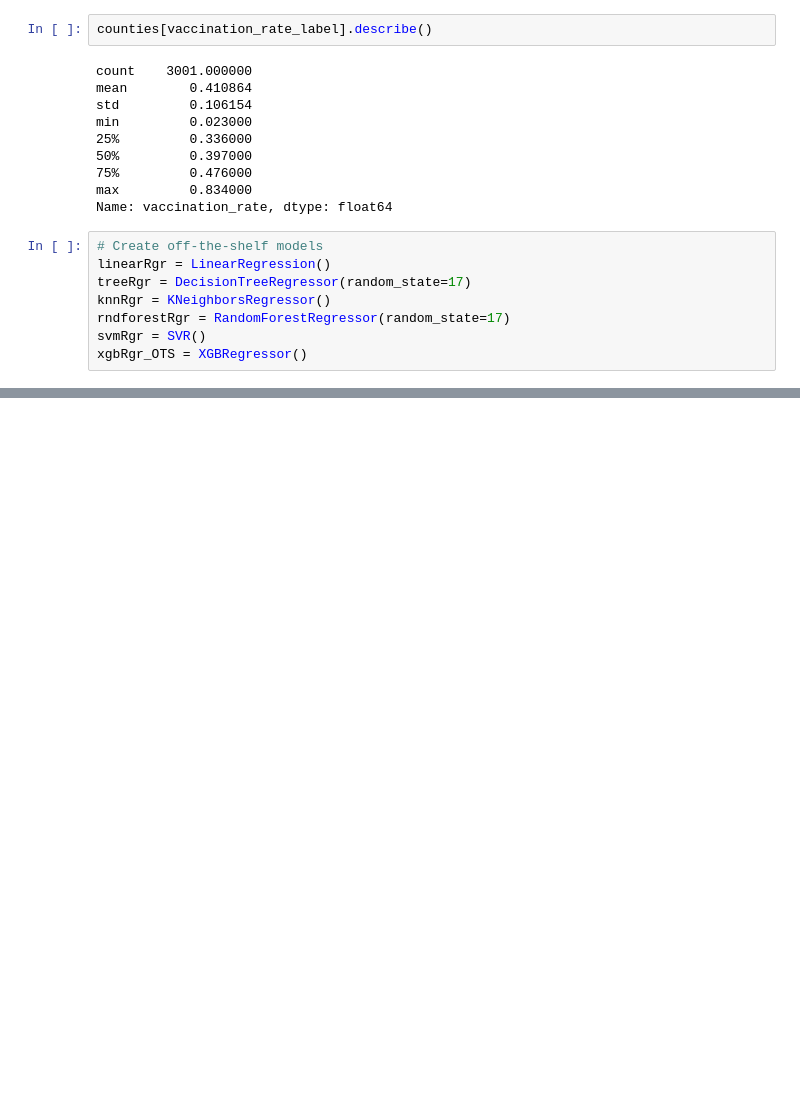
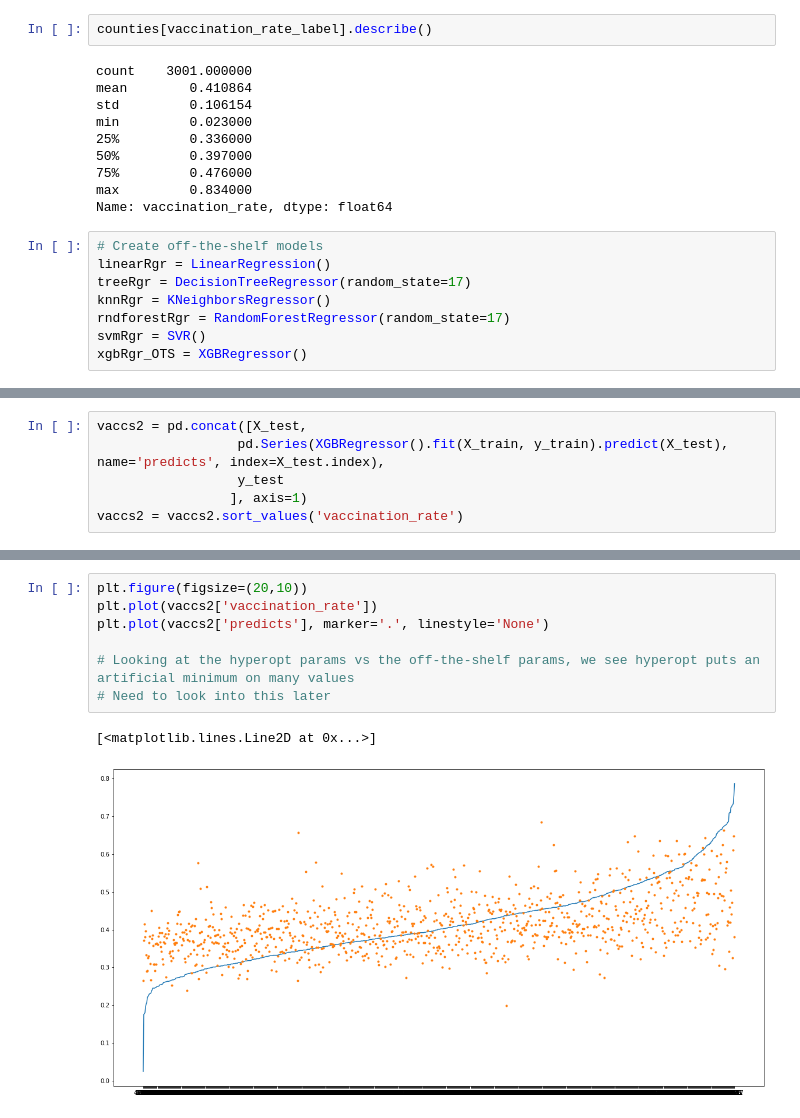
Before and after one commit to feynmanm/covid, a Jupyter notebook: notebooks/CANnotebooks/predictions.ipynb, the cells around one changed output, grey strips where cells are left out. Drawn from its saved outputs; the diff is of its cells as text; blank space fills up the shorter version.

```diff
--- a/notebooks/CANnotebooks/predictions.ipynb
+++ b/notebooks/CANnotebooks/predictions.ipynb
@@ -518,0 +541,6 @@ best
+# %%
+vaccs2 = pd.concat([X_test,
+                  pd.Series(XGBRegressor().fit(X_train, y_train).predict(X_test), name='predicts', index=X_test.index),
+                  y_test
+                 ], axis=1)
+vaccs2 = vaccs2.sort_values('vaccination_rate')
@@ -518,0 +581,10 @@ best
+# %%
+plt.figure(figsize=(20,10))
+plt.plot(vaccs2['vaccination_rate'])
+plt.plot(vaccs2['predicts'], marker='.', linestyle='None')
+
+# Looking at the hyperopt params vs the off-the-shelf params, we see hyperopt puts an artificial minimum on many values
+# Need to look into this later
+# %% [output]
+[<matplotlib.lines.Line2D at 0x...>]
+[figure, added]
```
Also changed, not shown: parts of 23 cells of this notebook, 1 other file.
